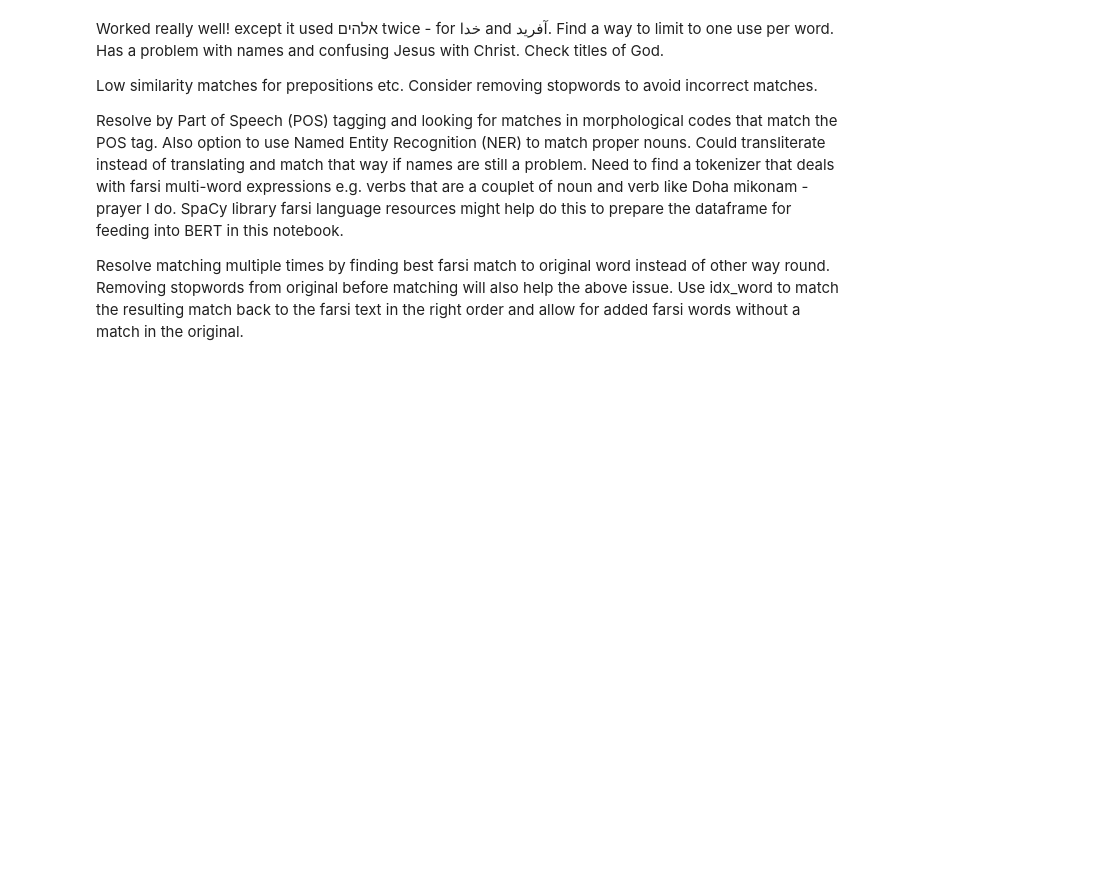
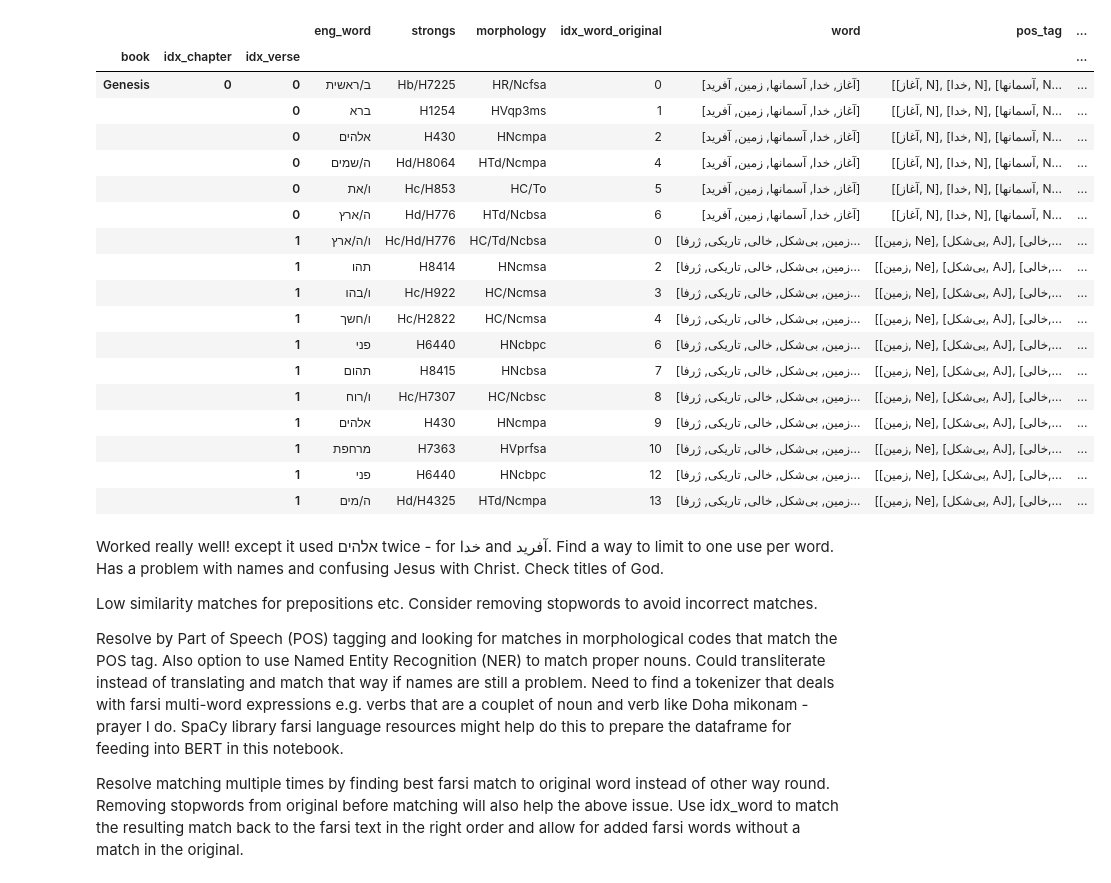
Before and after one commit to scruffian/farsi-strongs, a Jupyter notebook: parse_tree_approach.ipynb, the cells around one changed output. Cells and saved outputs as stored; diff of their text form; code cells hidden in the pictures; blank space fills up the shorter version.

```diff
--- a/parse_tree_approach.ipynb
+++ b/parse_tree_approach.ipynb
@@ -99,0 +229,10 @@ next(match_generator)
+# %%
+merged_df = (
+    original_subset
+    .join(
+        nmv_subset,
+        how="left",
+        lsuffix="_original",
+        rsuffix="_nmv"
+    )
+).loc[("Genesis",0,0):("Genesis",0,1),:]
@@ -99,0 +246,13 @@ next(match_generator)
+# %%
+
+tqdm.pandas(desc="matching words")
+merged_df[["idx_wordmatch_nmv", "wordmatch_nmv", "pos_tag_nmv", "cosine_similarity"]] = (
+    merged_df
+    .progress_apply(
+        max_cos_sim,
+        args=(model, tokenizer),
+        axis=1
+    )
+)
+
+merged_df
@@ -100,3 +274,36 @@ next(match_generator)
+# %%
+merged_df.explode(
+    column=[
+        "idx_word_original",
+        "eng_word",
+        "strongs",
+        "morphology",
+        "idx_wordmatch_nmv",
+        "wordmatch_nmv",
+        "pos_tag_nmv",
+        "cosine_similarity"
+    ]
+)
+# %% [output]
+|  |  |  | eng_word | strongs | morphology | idx_word_original | word | pos_tag | ... |
+| book | idx_chapter | idx_verse |  |  |  |  |  |  | ... |
+| Genesis | 0 | 0 | ב/ראשית | Hb/H7225 | HR/Ncfsa | 0 | [آغاز, خدا, آسمانها, زمین, آفرید] | [[آغاز, N], [خدا, N], [آسمانها, N... | ... |
+|  |  | 0 | ברא | H1254 | HVqp3ms | 1 | [آغاز, خدا, آسمانها, زمین, آفرید] | [[آغاز, N], [خدا, N], [آسمانها, N... | ... |
+|  |  | 0 | אלהים | H430 | HNcmpa | 2 | [آغاز, خدا, آسمانها, زمین, آفرید] | [[آغاز, N], [خدا, N], [آسمانها, N... | ... |
+|  |  | 0 | ה/שמים | Hd/H8064 | HTd/Ncmpa | 4 | [آغاز, خدا, آسمانها, زمین, آفرید] | [[آغاز, N], [خدا, N], [آسمانها, N... | ... |
+|  |  | 0 | ו/את | Hc/H853 | HC/To | 5 | [آغاز, خدا, آسمانها, زمین, آفرید] | [[آغاز, N], [خدا, N], [آسمانها, N... | ... |
+|  |  | 0 | ה/ארץ | Hd/H776 | HTd/Ncbsa | 6 | [آغاز, خدا, آسمانها, زمین, آفرید] | [[آغاز, N], [خدا, N], [آسمانها, N... | ... |
+|  |  | 1 | ו/ה/ארץ | Hc/Hd/H776 | HC/Td/Ncbsa | 0 | [زمین, بی‌شکل, خالی, تاریکی, ژرفا... | [[زمین, Ne], [بی‌شکل, AJ], [خالی,... | ... |
+|  |  | 1 | תהו | H8414 | HNcmsa | 2 | [زمین, بی‌شکل, خالی, تاریکی, ژرفا... | [[زمین, Ne], [بی‌شکل, AJ], [خالی,... | ... |
+|  |  | 1 | ו/בהו | Hc/H922 | HC/Ncmsa | 3 | [زمین, بی‌شکل, خالی, تاریکی, ژرفا... | [[زمین, Ne], [بی‌شکل, AJ], [خالی,... | ... |
+|  |  | 1 | ו/חשך | Hc/H2822 | HC/Ncmsa | 4 | [زمین, بی‌شکل, خالی, تاریکی, ژرفا... | [[زمین, Ne], [بی‌شکل, AJ], [خالی,... | ... |
+|  |  | 1 | פני | H6440 | HNcbpc | 6 | [زمین, بی‌شکل, خالی, تاریکی, ژرفا... | [[زمین, Ne], [بی‌شکل, AJ], [خالی,... | ... |
+|  |  | 1 | תהום | H8415 | HNcbsa | 7 | [زمین, بی‌شکل, خالی, تاریکی, ژرفا... | [[زمین, Ne], [بی‌شکل, AJ], [خالی,... | ... |
+|  |  | 1 | ו/רוח | Hc/H7307 | HC/Ncbsc | 8 | [زمین, بی‌شکل, خالی, تاریکی, ژرفا... | [[زمین, Ne], [بی‌شکل, AJ], [خالی,... | ... |
+|  |  | 1 | אלהים | H430 | HNcmpa | 9 | [زمین, بی‌شکل, خالی, تاریکی, ژرفا... | [[زمین, Ne], [بی‌شکل, AJ], [خالی,... | ... |
+|  |  | 1 | מרחפת | H7363 | HVprfsa | 10 | [زمین, بی‌شکل, خالی, تاریکی, ژرفا... | [[زمین, Ne], [بی‌شکل, AJ], [خالی,... | ... |
+|  |  | 1 | פני | H6440 | HNcbpc | 12 | [زمین, بی‌شکل, خالی, تاریکی, ژرفا... | [[زمین, Ne], [بی‌شکل, AJ], [خالی,... | ... |
+|  |  | 1 | ה/מים | Hd/H4325 | HTd/Ncmpa | 13 | [زمین, بی‌شکل, خالی, تاریکی, ژرفا... | [[زمین, Ne], [بی‌شکل, AJ], [خالی,... | ... |
 # %% [markdown]
 Worked really well! except it used אלהים twice - for خدا and آفرید. Find a way to limit to one use per word.
 Has a problem with names and confusing Jesus with Christ. Check titles of God.
```
Also changed, not shown: parts of 14 cells of this notebook, 8 other files.
